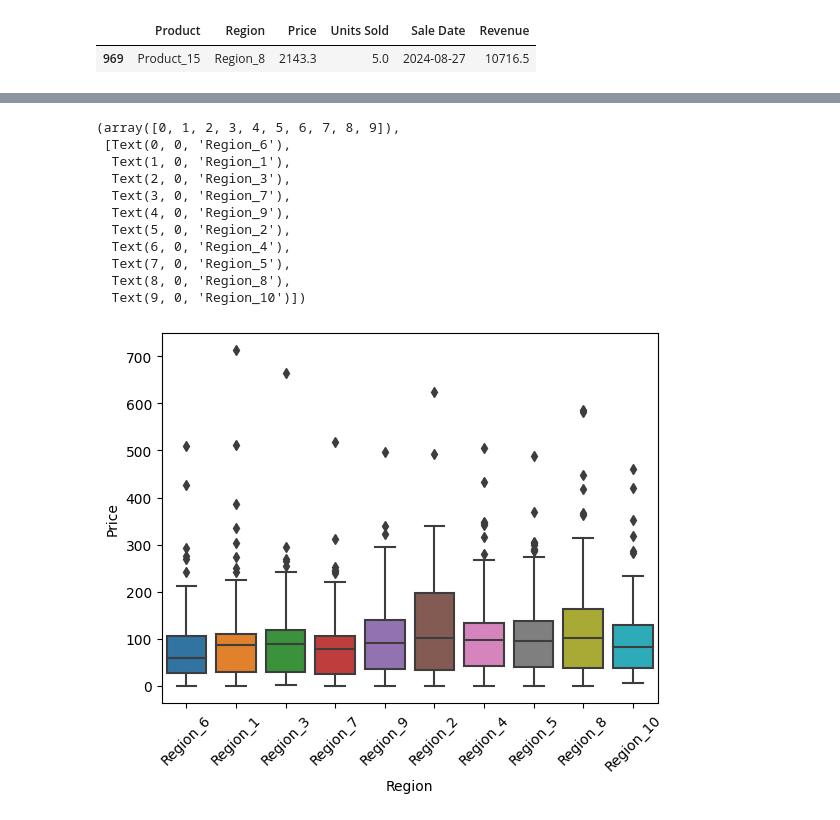
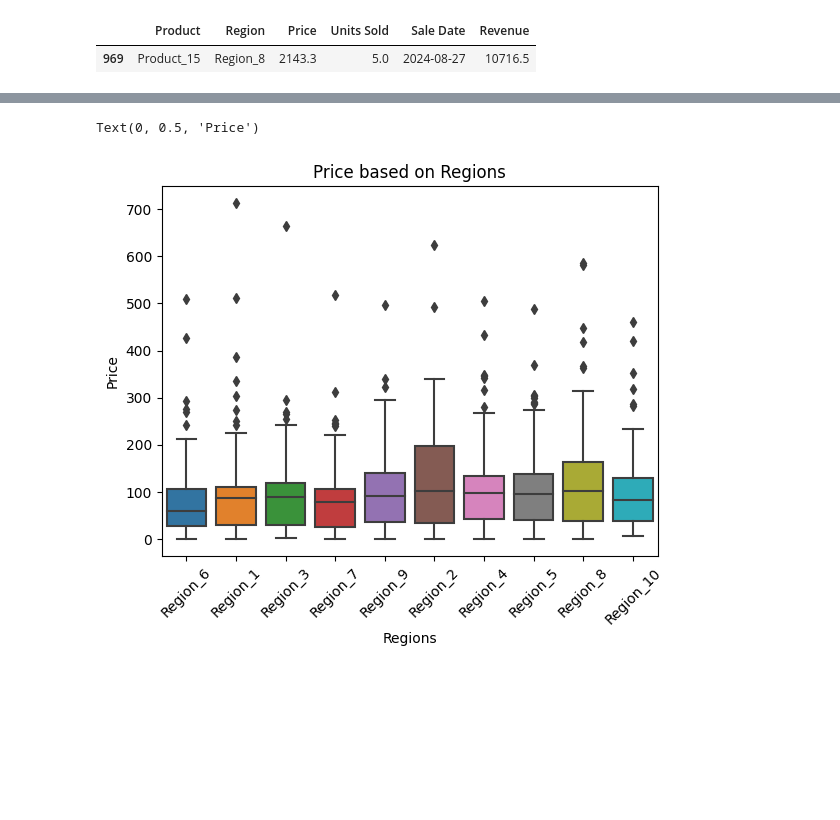
Before and after one commit to RandyLuChang/schulich_data_science, a Jupyter notebook: assignment_1.ipynb, the cells around one changed output, grey strips where cells are left out. Cells and saved outputs as stored; diff of their text form; code cells hidden in the pictures; blank space fills up the shorter version.

```diff
--- a/assignment_1.ipynb
+++ b/assignment_1.ipynb
@@ -161,7 +154,3 @@ data[data['Price'] >= 1500]
 # %% [output]
 |  | Product | Region | Price | Units Sold | Sale Date | Revenue |
 | 969 | Product_15 | Region_8 | 2143.3 | 5.0 | 2024-08-27 | 10716.5 |
-# %%
-data.drop(969, inplace = True)
-data['Revenue'] = data['Price'] * data['Units Sold']
-data
@@ -191,18 +179,11 @@ See the caveats in the documentation: https://pandas.pydata.org/pandas-docs/stab
 # %%
 sns.boxplot(data = data, x = 'Region', y = 'Price' )
 plt.xticks(rotation = 45)
+plt.title('Price based on Regions')
+plt.xlabel('Regions')
+plt.ylabel('Price')
 # %% [output]
-(array([0, 1, 2, 3, 4, 5, 6, 7, 8, 9]),
- [Text(0, 0, 'Region_6'),
-  Text(1, 0, 'Region_1'),
-  Text(2, 0, 'Region_3'),
-  Text(3, 0, 'Region_7'),
-  Text(4, 0, 'Region_9'),
-  Text(5, 0, 'Region_2'),
-  Text(6, 0, 'Region_4'),
-  Text(7, 0, 'Region_5'),
-  Text(8, 0, 'Region_8'),
-  Text(9, 0, 'Region_10')])
+Text(0, 0.5, 'Price')
-[figure, old version]
+[figure, new version]
 # %%
 #Check overall distribution of "Revenue":  (with histplot and boxplot)
```
Also changed, not shown: parts of 11 cells of this notebook.
